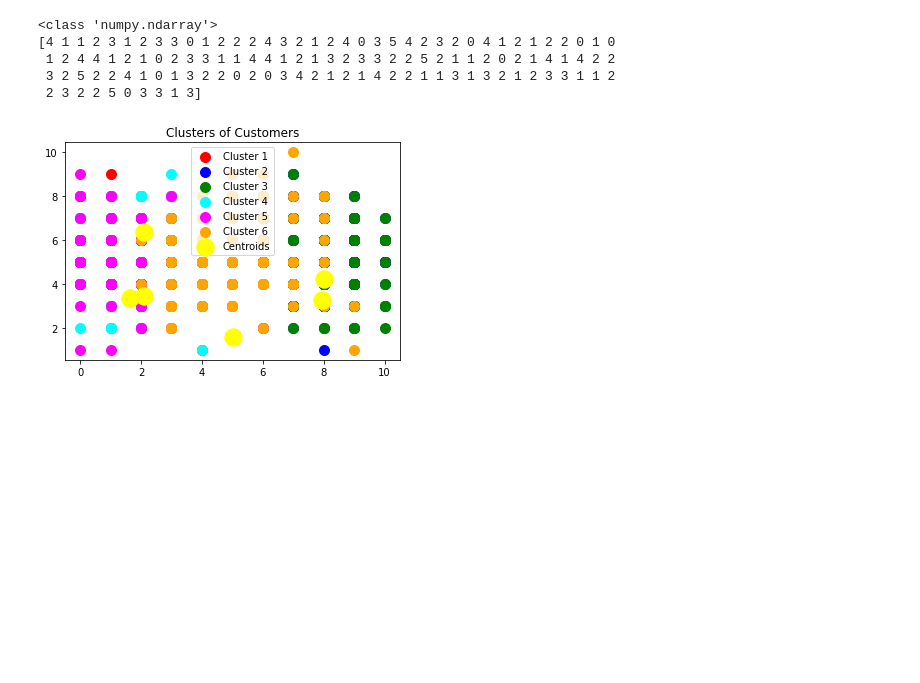
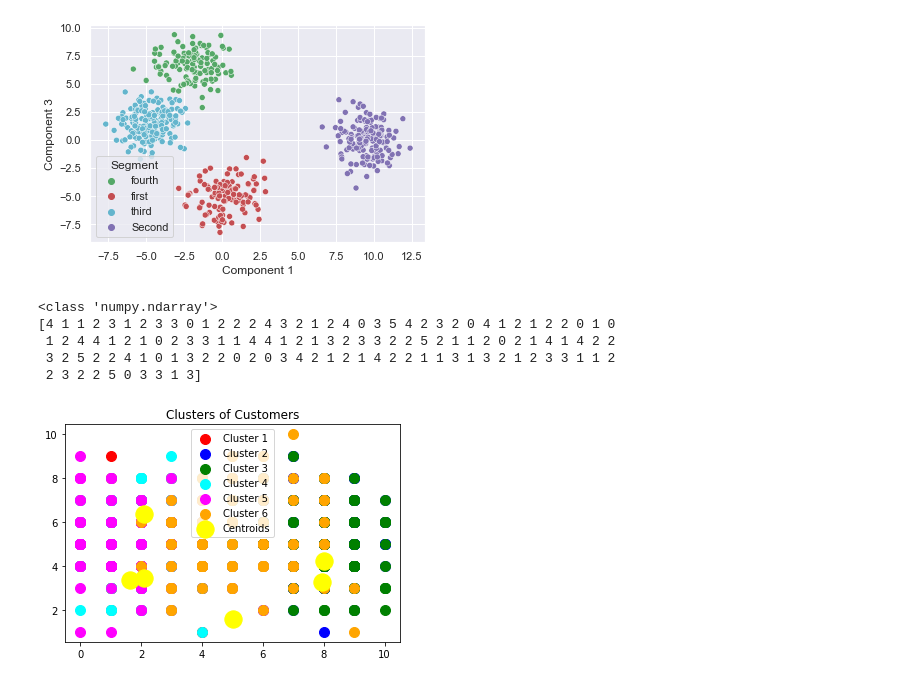
Before and after one commit to ss5880/CSCI-720-HW08-Cross-Correlation-Agglomeration, a Jupyter notebook: HW_08 Part 3 Jupyter.ipynb, the cells around one changed output. Saved outputs shown, nothing was run; the diff lists cells and outputs as text; code cells hidden in the pictures; blank space fills up the shorter version.

```diff
--- a/HW_08 Part 3 Jupyter.ipynb
+++ b/HW_08 Part 3 Jupyter.ipynb
@@ -31,0 +72,16 @@ def K_Means_library(data):
+# %%
+df_data_pca_kmeans = pd.concat([data.reset_index(drop = True), pd.DataFrame(scores_pca)], axis = 1)
+df_data_pca_kmeans.columns.values[-3:] = ['Component 1', 'Component 2', 'Component 3']
+df_data_pca_kmeans['K-Means PCA'] = kmeans_pca.labels_
+df_data_pca_kmeans['Segment'] = df_data_pca_kmeans['K-Means PCA'].map({0: 'first',
+                                                                       1: 'Second',
+                                                                       2: 'third',
+                                                                       3: 'fourth'})
+# %%
+x_axis = df_data_pca_kmeans['Component 1']
+y_axis = df_data_pca_kmeans['Component 3']
+sns.scatterplot(x_axis, y_axis, hue = df_data_pca_kmeans['Segment'], palette = ['g', 'r', 'c', 'm'])
+plt.savefig('Cluster Visualization.png')
+plt.show()
+# %% [output]
+[figure, added]
```
Also changed, not shown: parts of 8 cells of this notebook, 2 other files.
